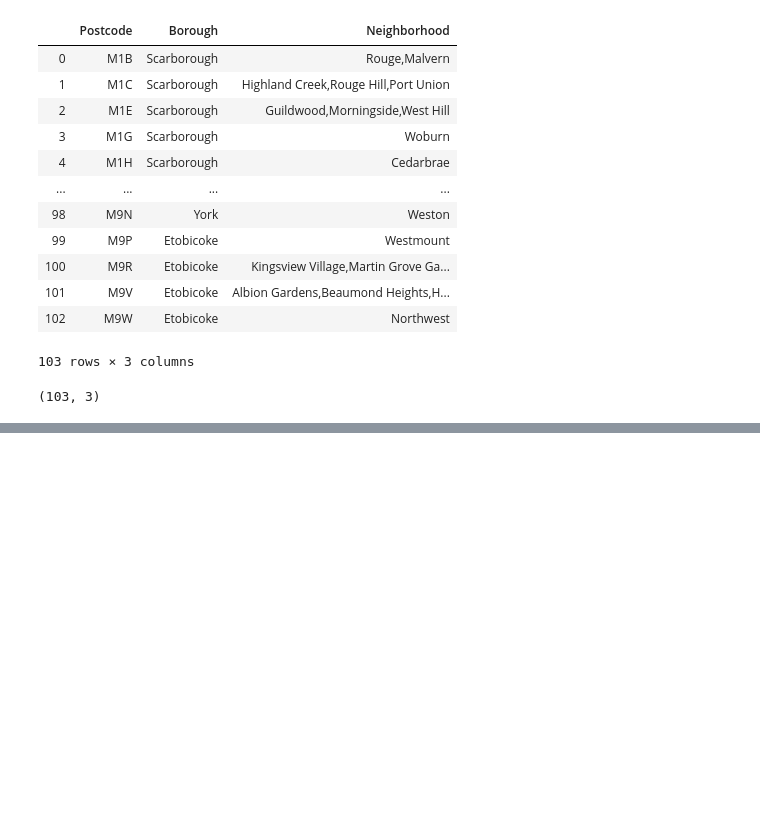
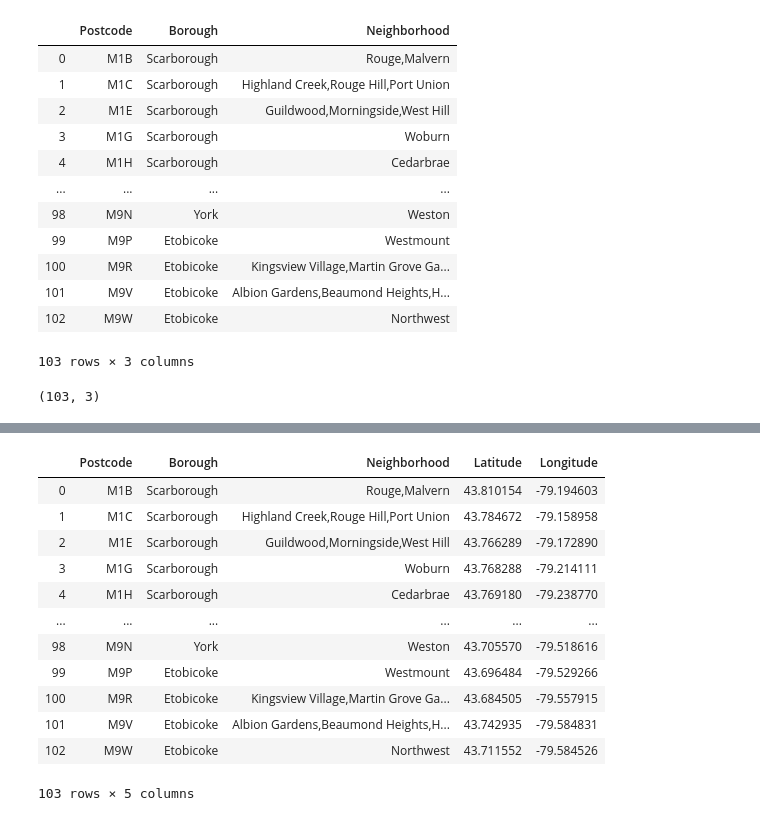
Before and after one commit to IPalos/Coursera_Capstone, a Jupyter notebook: Toronto.ipynb, the cells around one changed output, grey strips where cells are left out. Drawn from its saved outputs; the diff is of its cells as text; code cells hidden in the pictures; blank space fills up the shorter version.

```diff
--- a/Toronto.ipynb
+++ b/Toronto.ipynb
@@ -18,6 +18,8 @@ neighborhood=neighborhood[neighborhood["Borough"]!= "Not assigned"]
 
 _=neighborhood.groupby(["Postcode","Borough"])["Neighborhood"].apply(','.join).reset_index()
 _.drop_duplicates()
+neighborhood=_
+neighborhood
 # %% [output]
 |  | Postcode | Borough | Neighborhood |
 | 0 | M1B | Scarborough | Rouge,Malvern |
@@ -38,0 +46,2 @@ neighborhood.shape
+# %%
+locationPostCodes={}
@@ -38,0 +50,9 @@ neighborhood.shape
+# %%
+for i in neighborhood["Postcode"]:
+    locationPostCodes[i]= None
+    while locationPostCodes[i] == None:
+        _=geocoder.geocodefarm(i)
+        locationPostCodes[i]=_.latlng
+        print("Filling: ",i)
+
+print("Done")
@@ -38,0 +82,4 @@ neighborhood.shape
+# %%
+_=pd.DataFrame.from_dict(locationPostCodes,orient="index", columns=["Latitude","Longitude"]).reset_index().rename(columns={"index":"Postcode"})
+latsDF=_
+latsDF
@@ -38,0 +100,17 @@ neighborhood.shape
+# %%
+hoodWithLocs=neighborhood.merge(latsDF,how="inner")
+hoodWithLocs
+# %% [output]
+|  | Postcode | Borough | Neighborhood | Latitude | Longitude |
+| 0 | M1B | Scarborough | Rouge,Malvern | 43.810154 | -79.194603 |
+| 1 | M1C | Scarborough | Highland Creek,Rouge Hill,Port Union | 43.784672 | -79.158958 |
+| 2 | M1E | Scarborough | Guildwood,Morningside,West Hill | 43.766289 | -79.172890 |
+| 3 | M1G | Scarborough | Woburn | 43.768288 | -79.214111 |
+| 4 | M1H | Scarborough | Cedarbrae | 43.769180 | -79.238770 |
+| ... | ... | ... | ... | ... | ... |
+| 98 | M9N | York | Weston | 43.705570 | -79.518616 |
+| 99 | M9P | Etobicoke | Westmount | 43.696484 | -79.529266 |
+| 100 | M9R | Etobicoke | Kingsview Village,Martin Grove Ga... | 43.684505 | -79.557915 |
+| 101 | M9V | Etobicoke | Albion Gardens,Beaumond Heights,H... | 43.742935 | -79.584831 |
+| 102 | M9W | Etobicoke | Northwest | 43.711552 | -79.584526 |
+103 rows × 5 columns
```
Also changed, not shown: parts of 7 cells of this notebook.
